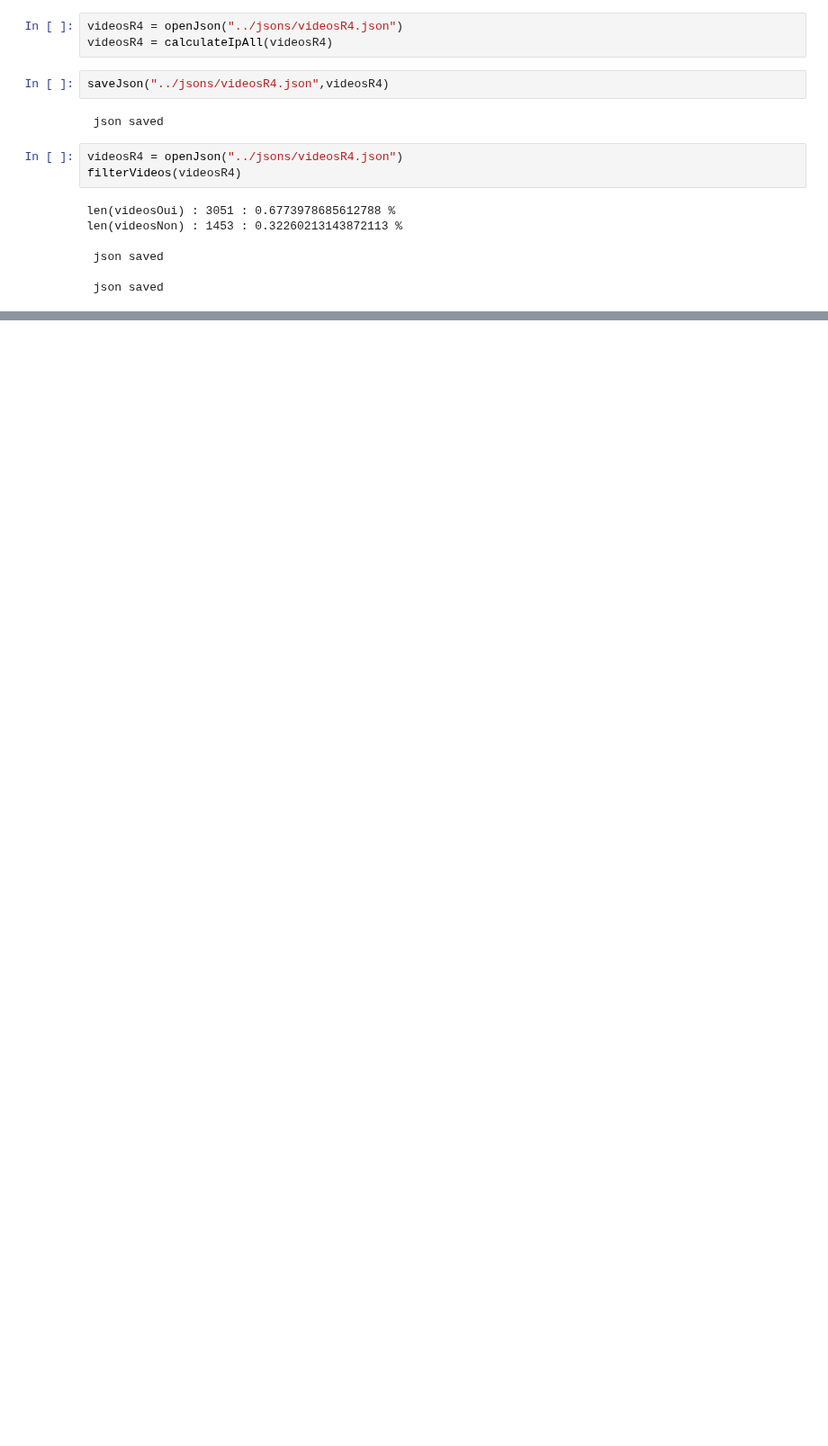
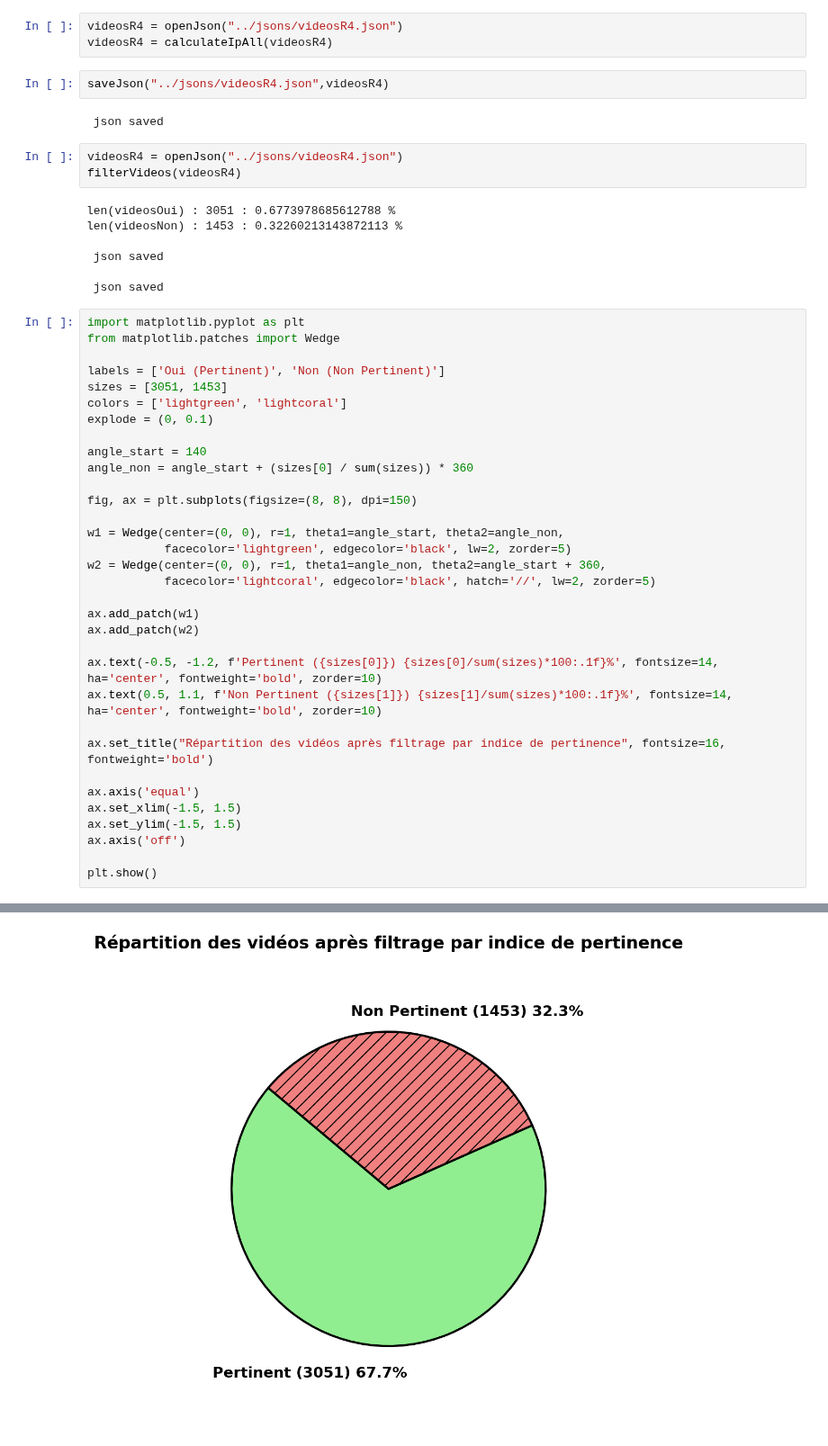
Before and after one commit to ITSAIDI/STAY_DEV, a Jupyter notebook: filtering/videos/scripts/filter3.ipynb, the cells around one changed output, grey strips where cells are left out. Shown at 90% size. Cells and saved outputs as stored; diff of their text form; blank space fills up the shorter version.

```diff
--- a/filtering/videos/scripts/filter3.ipynb
+++ b/filtering/videos/scripts/filter3.ipynb
@@ -869,3 +869,37 @@ len(videosNon) : 1453 : 0.32260213143872113 %
  json saved
 
  json saved
+# %%
+import matplotlib.pyplot as plt
+from matplotlib.patches import Wedge
+
+labels = ['Oui (Pertinent)', 'Non (Non Pertinent)']
+sizes = [3051, 1453]
+colors = ['lightgreen', 'lightcoral']
+explode = (0, 0.1)
+
+angle_start = 140
+angle_non = angle_start + (sizes[0] / sum(sizes)) * 360
+
+fig, ax = plt.subplots(figsize=(8, 8), dpi=150)
+
+w1 = Wedge(center=(0, 0), r=1, theta1=angle_start, theta2=angle_non,
+           facecolor='lightgreen', edgecolor='black', lw=2, zorder=5)
+w2 = Wedge(center=(0, 0), r=1, theta1=angle_non, theta2=angle_start + 360,
+           facecolor='lightcoral', edgecolor='black', hatch='//', lw=2, zorder=5)
+
+ax.add_patch(w1)
+ax.add_patch(w2)
+
+ax.text(-0.5, -1.2, f'Pertinent ({sizes[0]}) {sizes[0]/sum(sizes)*100:.1f}%', fontsize=14, ha='center', fontweight='bold', zorder=10)
+ax.text(0.5, 1.1, f'Non Pertinent ({sizes[1]}) {sizes[1]/sum(sizes)*100:.1f}%', fontsize=14, ha='center', fontweight='bold', zorder=10)
+
+ax.set_title("Répartition des vidéos après filtrage par indice de pertinence", fontsize=16, fontweight='bold')
+
+ax.axis('equal')
+ax.set_xlim(-1.5, 1.5)
+ax.set_ylim(-1.5, 1.5)
+ax.axis('off')
+
+plt.show()
+# %% [output]
@@ -871,0 +907 @@ len(videosNon) : 1453 : 0.32260213143872113 %
+[figure, added]
```
Also changed, not shown: parts of 1 cell of this notebook, 1 other file.
